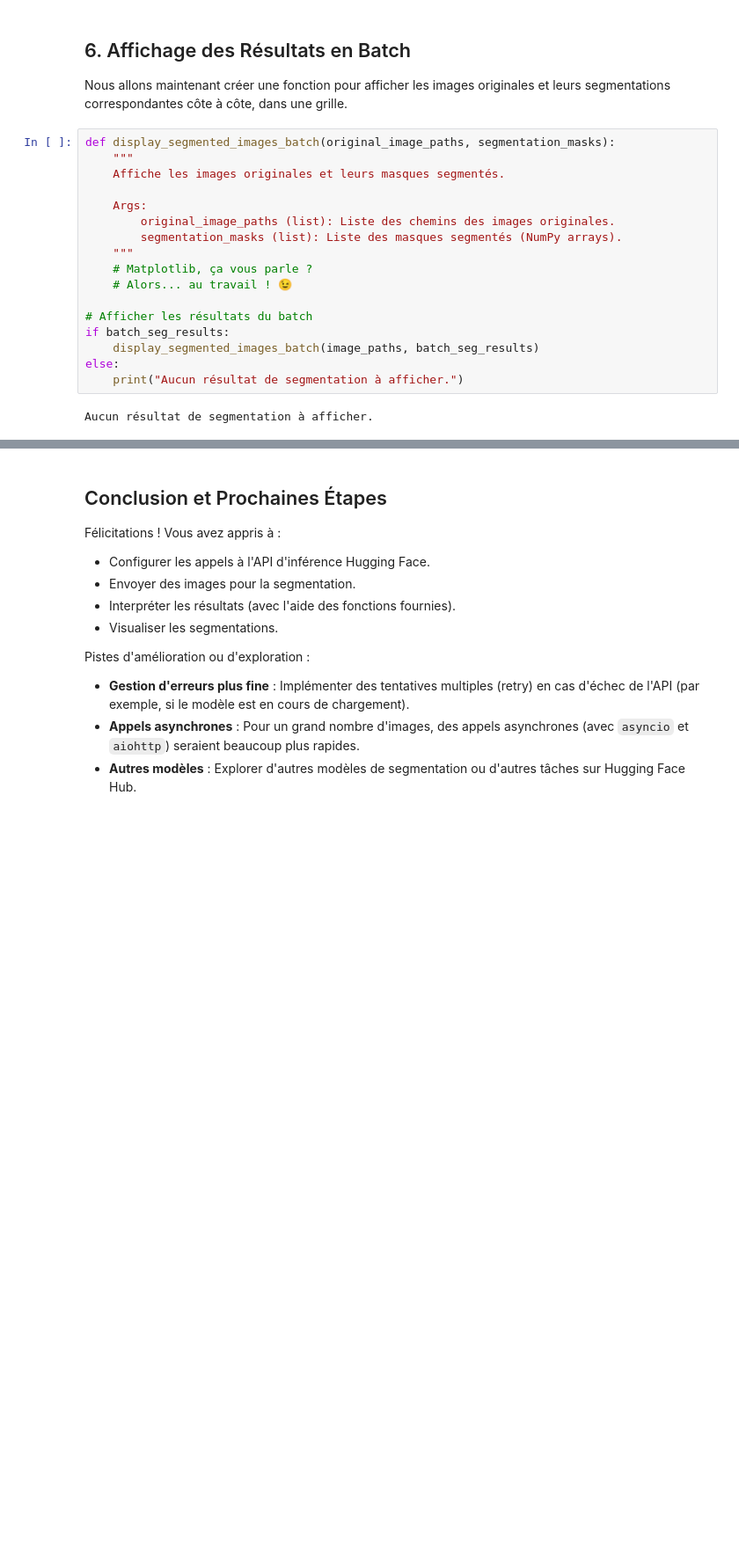
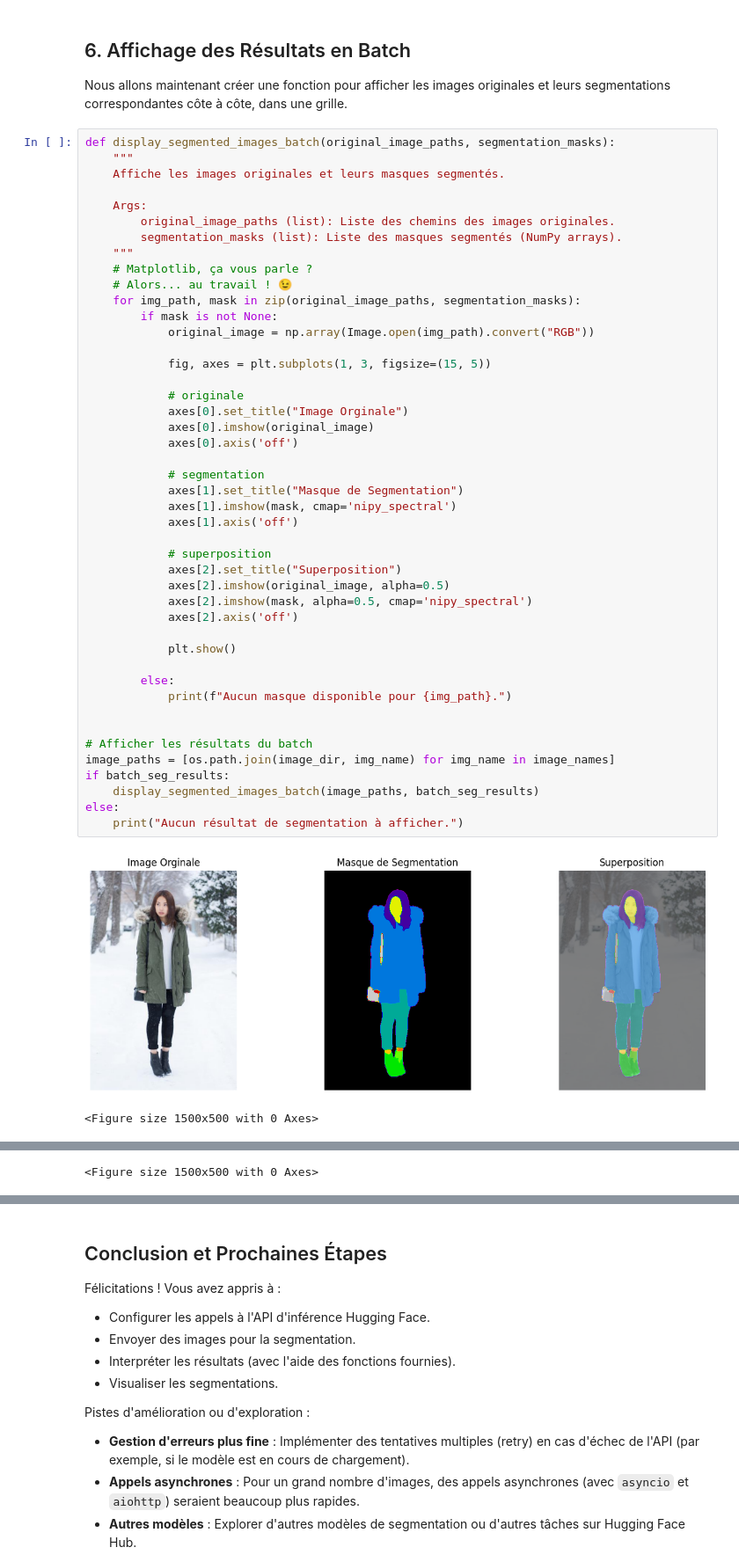
Before and after one commit to aurelienlozes/Exercice---Requetez-des-services-IA, a Jupyter notebook: huggingface_api_cloth_seg.ipynb, the cells around one changed output, grey strips where cells are left out. Shown at 88% size. Cells and saved outputs as stored; diff of their text form; blank space fills up the shorter version.

Commit message:
Affichage des résultats

```diff
--- a/huggingface_api_cloth_seg.ipynb
+++ b/huggingface_api_cloth_seg.ipynb
@@ -380,19 +380,48 @@ Nous allons maintenant créer une fonction pour afficher les images originales e
 # %%
 def display_segmented_images_batch(original_image_paths, segmentation_masks):
     """
     Affiche les images originales et leurs masques segmentés.
 
     Args:
         original_image_paths (list): Liste des chemins des images originales.
         segmentation_masks (list): Liste des masques segmentés (NumPy arrays).
     """
     # Matplotlib, ça vous parle ?
     # Alors... au travail ! 😉
+    for img_path, mask in zip(original_image_paths, segmentation_masks):
+        if mask is not None:
+            original_image = np.array(Image.open(img_path).convert("RGB"))
+
+            fig, axes = plt.subplots(1, 3, figsize=(15, 5))
+
+            # originale
+            axes[0].set_title("Image Orginale")
+            axes[0].imshow(original_image)
+            axes[0].axis('off')
+
+            # segmentation
+            axes[1].set_title("Masque de Segmentation")
+            axes[1].imshow(mask, cmap='nipy_spectral')
+            axes[1].axis('off')
+
+            # superposition
+            axes[2].set_title("Superposition")
+            axes[2].imshow(original_image, alpha=0.5)
+            axes[2].imshow(mask, alpha=0.5, cmap='nipy_spectral')
+            axes[2].axis('off')
+
+            plt.show()
+
+        else:
+            print(f"Aucun masque disponible pour {img_path}.")
+
 
 # Afficher les résultats du batch
+image_paths = [os.path.join(image_dir, img_name) for img_name in image_names]
 if batch_seg_results:
     display_segmented_images_batch(image_paths, batch_seg_results)
 else:
     print("Aucun résultat de segmentation à afficher.")
 # %% [output]
+[figure, added]
-Aucun résultat de segmentation à afficher.
+<Figure size 1500x500 with 0 Axes>
@@ -398,0 +429 @@ Aucun résultat de segmentation à afficher.
+<Figure size 1500x500 with 0 Axes>
```
Also changed, not shown: parts of 1 cell of this notebook.
